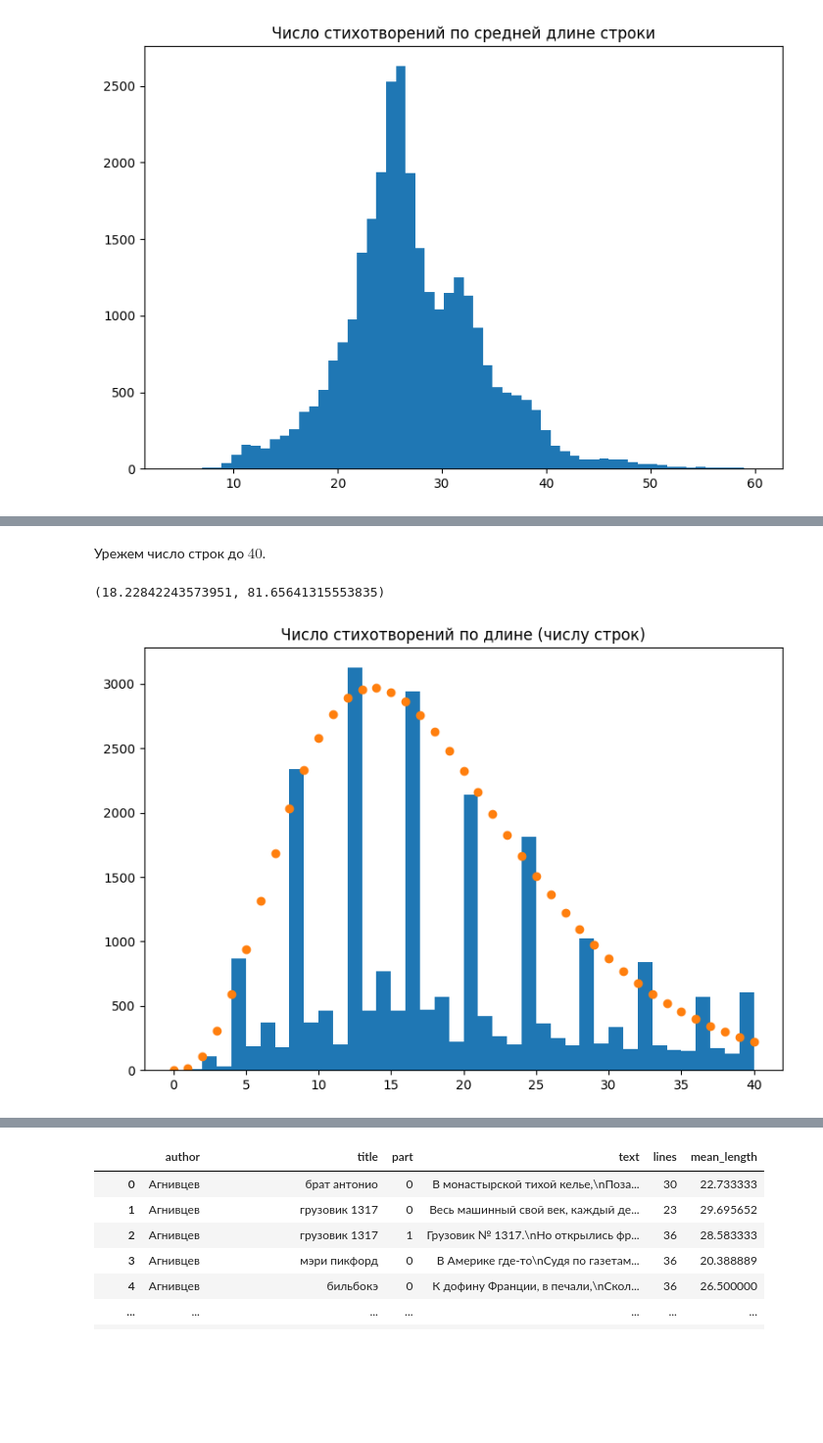
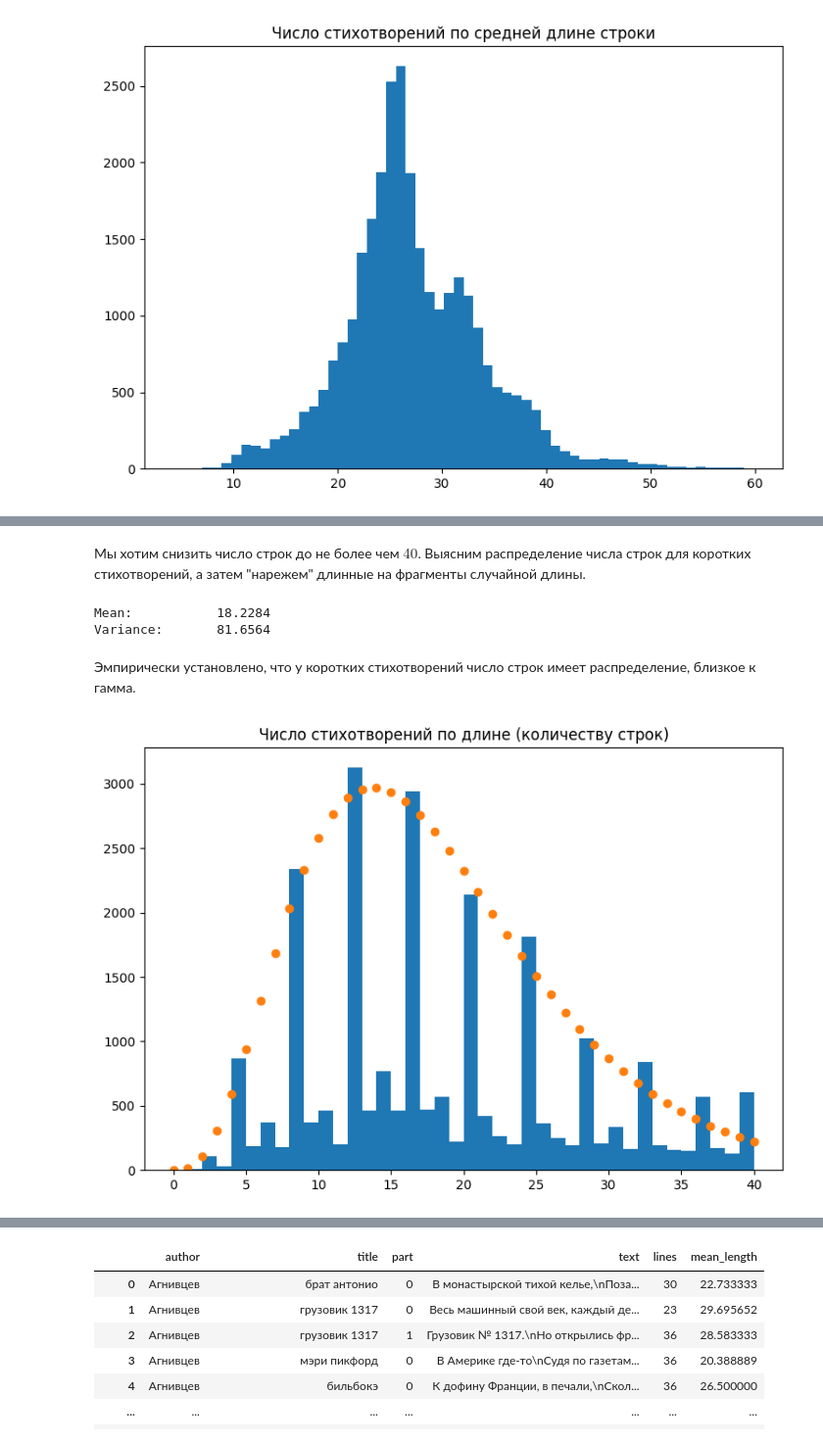
Before and after one commit to ponomarevandr/russian_poems_classification, a Jupyter notebook: sources/dataset_preparation.ipynb, the cells around one changed output, grey strips where cells are left out. Shown at 98% size. Saved outputs shown, nothing was run; the diff lists cells and outputs as text; code cells hidden in the pictures; blank space fills up the shorter version.

```diff
--- a/sources/dataset_preparation.ipynb
+++ b/sources/dataset_preparation.ipynb
@@ -271,5 +253,5 @@ array(['\t', '\n', '\r', ' ', '!', '"', '#', '%', '&', "'", '(', ')', '*',
 # %%
-def transform_text(text):
+def clear_text(text):
     text = remove_tags(text)
     # Артефакты
     text = re.sub(r'&#\d*', '', text)
@@ -294,7 +276,7 @@ def transform_text(text):
     text = re.sub('^ +| +$', '', text, flags=re.MULTILINE)
     return text
 # %%
-df_poems.loc[:, 'text'] = df_poems['text'].map(transform_text)
+df_poems.loc[:, 'text'] = df_poems['text'].map(clear_text)
 # %%
 df_poems = df_poems[~df_poems['text'].str.contains('[іѢѣѲѳѵ]', regex=True)]
 df_poems.reset_index(drop=True, inplace=True)
@@ -467,25 +457,29 @@ plt.show()
 # %% [markdown]
-Урежем число строк до $40$.
+Мы хотим снизить число строк до не более чем $40$. Выясним распределение числа строк для коротких стихотворений, а затем "нарежем" длинные на фрагменты случайной длины.
 # %%
 df_poems_leq40 = df_poems[df_poems['lines'] <= 40]
-stat_exp = df_poems_leq40['lines'].mean()
-stat_disp = ((df_poems_leq40['lines'] - stat_exp)**2).mean()
-stat_exp, stat_disp
+stat_mean = df_poems_leq40['lines'].mean()
+stat_var = ((df_poems_leq40['lines'] - stat_mean)**2).mean()
+print('Mean:\t\t{:.4f}'.format(stat_mean))
+print('Variance:\t{:.4f}'.format(stat_var))
 # %% [output]
-(18.22842243573951, 81.65641315553835)
+Mean:           18.2284
+Variance:       81.6564
+# %% [markdown]
+Эмпирически установлено, что у коротких стихотворений число строк имеет распределение, близкое к гамма.
 # %%
-gamma_scale = stat_disp / stat_exp
-gamma_shape = stat_exp / gamma_scale
+gamma_scale = stat_var / stat_mean
+gamma_shape = stat_mean / gamma_scale
 gamma_lines_distr = gamma(gamma_shape, scale=gamma_scale)
 gamma_values = gamma_lines_distr.pdf(np.arange(41))
 # %%
 plt.figure(figsize=(9, 6))
-plt.title('Число стихотворений по длине (числу строк)')
+plt.title('Число стихотворений по длине (количеству строк)')
 plt.hist(df_poems_leq40['lines'], bins=39)
 plt.scatter(np.arange(41), 60000 * gamma_values, color='C1')
 plt.show()
 # %% [output]
-[figure, old version]
+[figure, new version]
 # %%
 def random_size(distr, size_min, size_max):
     while True:
```
Also changed, not shown: parts of 32 cells of this notebook.
